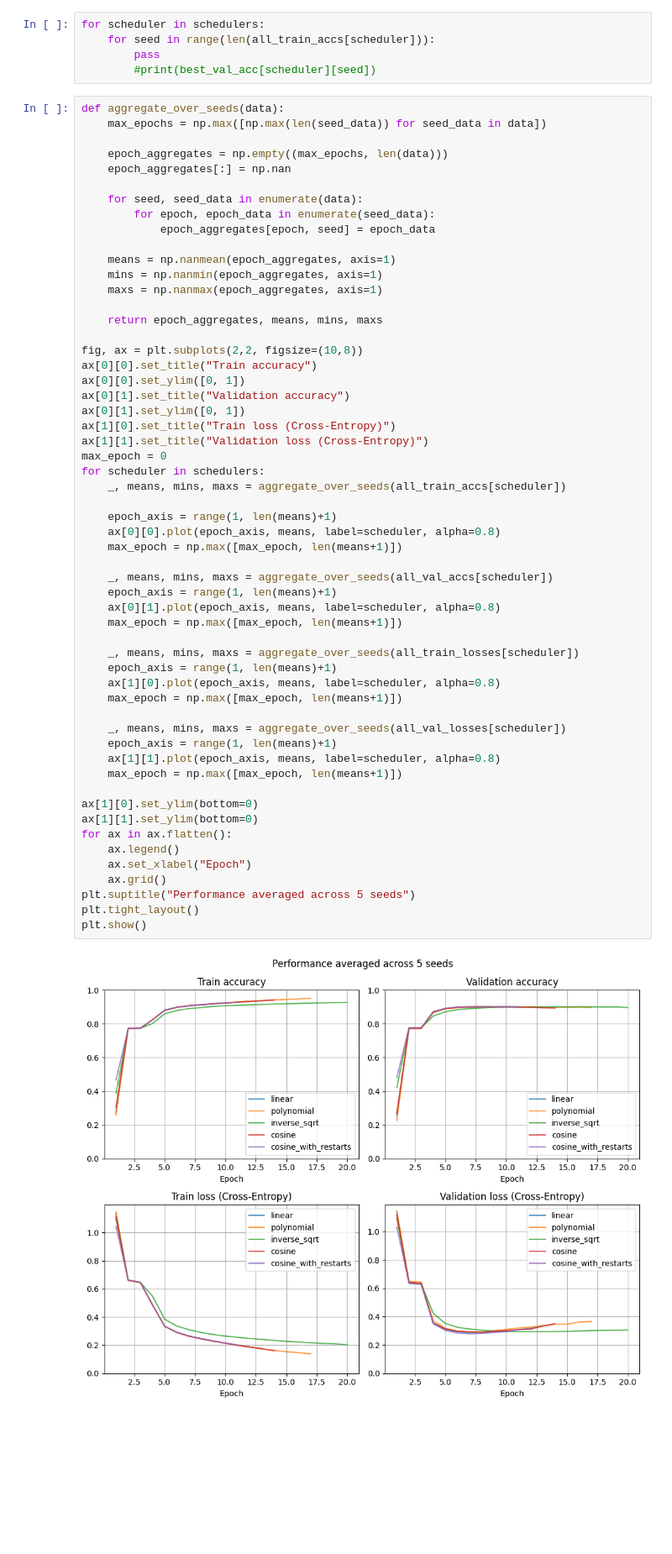
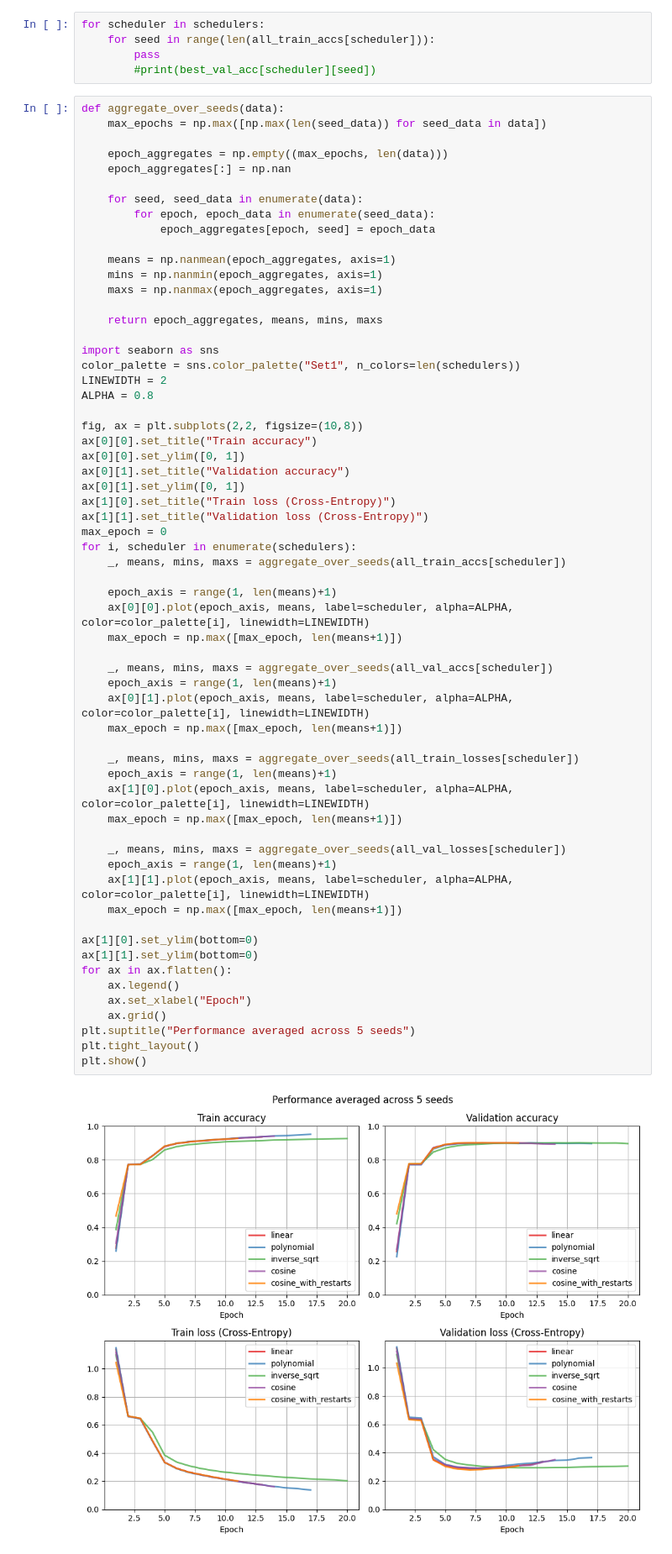
Before and after one commit to giterdelextreme/EE-559, a Jupyter notebook: nice_plots.ipynb, the cells around one changed output. Shown at 84% size. Cells and saved outputs as stored; diff of their text form; blank space fills up the shorter version.

Commit message:
nice plots

```diff
--- a/nice_plots.ipynb
+++ b/nice_plots.ipynb
@@ -32,6 +32,11 @@ def aggregate_over_seeds(data):
 
     return epoch_aggregates, means, mins, maxs
 
+import seaborn as sns
+color_palette = sns.color_palette("Set1", n_colors=len(schedulers))
+LINEWIDTH = 2
+ALPHA = 0.8
+
 fig, ax = plt.subplots(2,2, figsize=(10,8))
 ax[0][0].set_title("Train accuracy")
 ax[0][0].set_ylim([0, 1])
@@ -40,39 +45,39 @@ ax[0][1].set_ylim([0, 1])
 ax[1][0].set_title("Train loss (Cross-Entropy)")
 ax[1][1].set_title("Validation loss (Cross-Entropy)")
 max_epoch = 0
-for scheduler in schedulers:
+for i, scheduler in enumerate(schedulers):
     _, means, mins, maxs = aggregate_over_seeds(all_train_accs[scheduler])
 
     epoch_axis = range(1, len(means)+1)
-    ax[0][0].plot(epoch_axis, means, label=scheduler, alpha=0.8)
+    ax[0][0].plot(epoch_axis, means, label=scheduler, alpha=ALPHA, color=color_palette[i], linewidth=LINEWIDTH)
     max_epoch = np.max([max_epoch, len(means+1)])
 
     _, means, mins, maxs = aggregate_over_seeds(all_val_accs[scheduler])
     epoch_axis = range(1, len(means)+1)
-    ax[0][1].plot(epoch_axis, means, label=scheduler, alpha=0.8)
+    ax[0][1].plot(epoch_axis, means, label=scheduler, alpha=ALPHA, color=color_palette[i], linewidth=LINEWIDTH)
     max_epoch = np.max([max_epoch, len(means+1)])
 
     _, means, mins, maxs = aggregate_over_seeds(all_train_losses[scheduler])
     epoch_axis = range(1, len(means)+1)
-    ax[1][0].plot(epoch_axis, means, label=scheduler, alpha=0.8)
+    ax[1][0].plot(epoch_axis, means, label=scheduler, alpha=ALPHA, color=color_palette[i], linewidth=LINEWIDTH)
     max_epoch = np.max([max_epoch, len(means+1)])
 
     _, means, mins, maxs = aggregate_over_seeds(all_val_losses[scheduler])
     epoch_axis = range(1, len(means)+1)
-    ax[1][1].plot(epoch_axis, means, label=scheduler, alpha=0.8)
+    ax[1][1].plot(epoch_axis, means, label=scheduler, alpha=ALPHA, color=color_palette[i], linewidth=LINEWIDTH)
     max_epoch = np.max([max_epoch, len(means+1)])
 
 ax[1][0].set_ylim(bottom=0)
 ax[1][1].set_ylim(bottom=0)
 for ax in ax.flatten():
     ax.legend()
     ax.set_xlabel("Epoch")
     ax.grid()
 plt.suptitle("Performance averaged across 5 seeds")
 plt.tight_layout()
 plt.show()
 # %% [output]
-[figure, old version]
+[figure, new version]
 # %%
 #plt.style.use('seaborn-v0_8-poster')
 from matplotlib.patches import Ellipse
```
Also changed, not shown: parts of 1 cell of this notebook.
